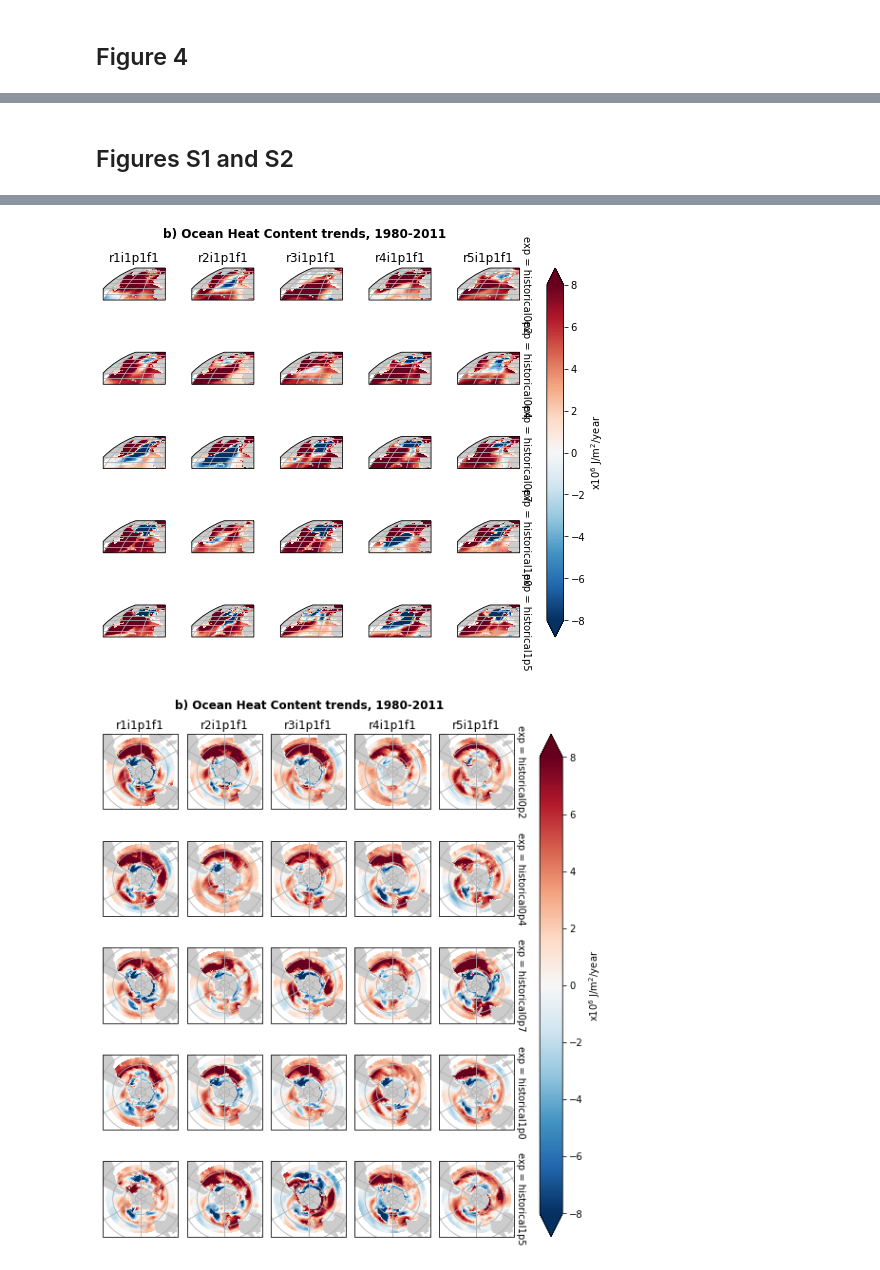
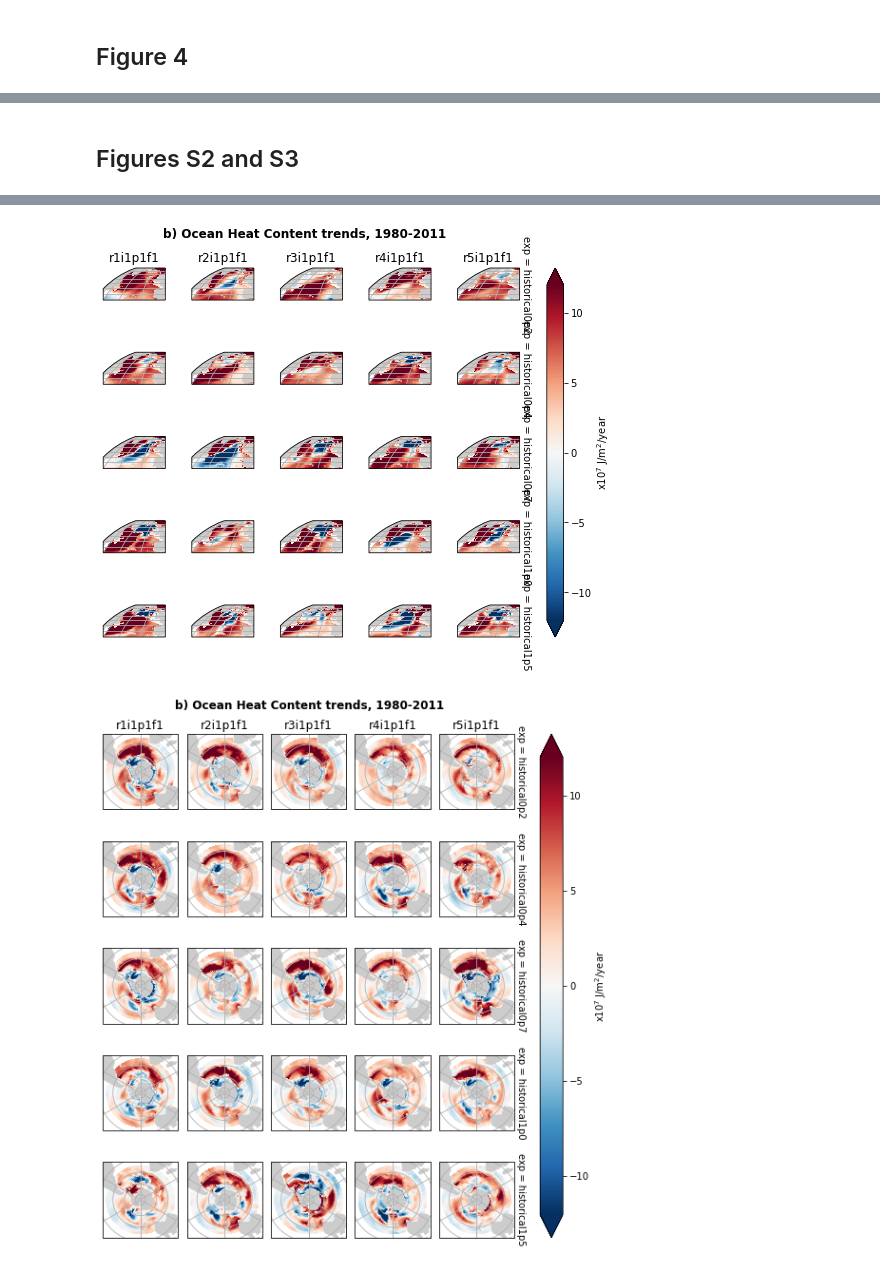
Before and after one commit to emmomp/SMURPHS_OHC, a Jupyter notebook: figure_notebooks/Fig4_OHC_trends_xy.ipynb, the cells around one changed output, grey strips where cells are left out. Saved outputs shown, nothing was run; the diff lists cells and outputs as text; code cells hidden in the pictures.

```diff
--- a/figure_notebooks/Fig4_OHC_trends_xy.ipynb
+++ b/figure_notebooks/Fig4_OHC_trends_xy.ipynb
@@ -37,6 +37,7 @@ ohu_xy=xr.concat(ohu_xy,'time')
 # Plotting choices
 atllims=[-60,0,35,70]
 solims=[-90,-30]
+clims=[6,12]
 atl_inds=(ohu_xy.lon>atllims[0])&(ohu_xy.lon<atllims[1])&(ohu_xy.lat>atllims[2])&(ohu_xy.lat<atllims[3])
 so_inds=(ohu_xy.lat>solims[0])&(ohu_xy.lat<solims[1])
 region_dict={'atl':{'inds':[atl_inds],'proj':ccrs.Orthographic(),'lims':atllims,'figsize':[8,6]},
@@ -57,7 +58,7 @@ for tchunk in range(0,2):
     dplot_std=dplot.std(dim='run')
     p=dplot_mean.plot(x='lon',y='lat',col='exp',col_wrap=3,transform=ccrs.PlateCarree(),
                     figsize=region_dict[region]['figsize'],cmap='RdBu_r',
-                      vmin=-8,vmax=8,
+                      vmin=-clims[tchunk],vmax=clims[tchunk],
                     subplot_kws={'projection': region_dict[region]['proj']},cbar_kwargs={'label': 'x10$^7$ J/m$^2$/year'},rasterized=True)
     for ia,ax in enumerate(p.axes.flat):
         ax.add_feature(cf.LAND,color=[0.8,0.8,0.8],zorder=1)
@@ -75,18 +76,18 @@ for tchunk in range(0,2):
 # %% [markdown]
-## Figures S1 and S2
+## Figures S2 and S3
 # %%
 %matplotlib inline
 for tchunk in range(0,2):
     for region in ['atl','so']:
 
-        dplot=ohu_xy.isel(time=tchunk)/1e6
+        dplot=ohu_xy.isel(time=tchunk)/1e7*12
         dplot=dplot.where(region_dict[region]['inds'][0],drop=True)
 
         p=dplot.plot(x='lon',y='lat',col='run',row='exp',transform=ccrs.PlateCarree(),
                         figsize=region_dict[region]['figsize'],
                      cmap='RdBu_r',
-                          vmin=-8,vmax=8,
-                        subplot_kws={'projection': region_dict[region]['proj']},cbar_kwargs={'label': 'x10$^6$ J/m$^2$/year'},rasterized=True)
+                          vmin=-clims[tchunk],vmax=clims[tchunk],
+                        subplot_kws={'projection': region_dict[region]['proj']},cbar_kwargs={'label': 'x10$^7$ J/m$^2$/year'},rasterized=True)
         p.set_ylabels(exp_names)
         for ia,ax in enumerate(p.axes.flat):
             ax.add_feature(cf.LAND,color=[0.8,0.8,0.8],zorder=1)
@@ -103,2 +104,2 @@ for tchunk in range(0,2):
-[figure, old version]
+[figure, new version]
-[figure, old version]
+[figure, new version]
```
Also changed, not shown: parts of 3 cells of this notebook, 9 other files.
